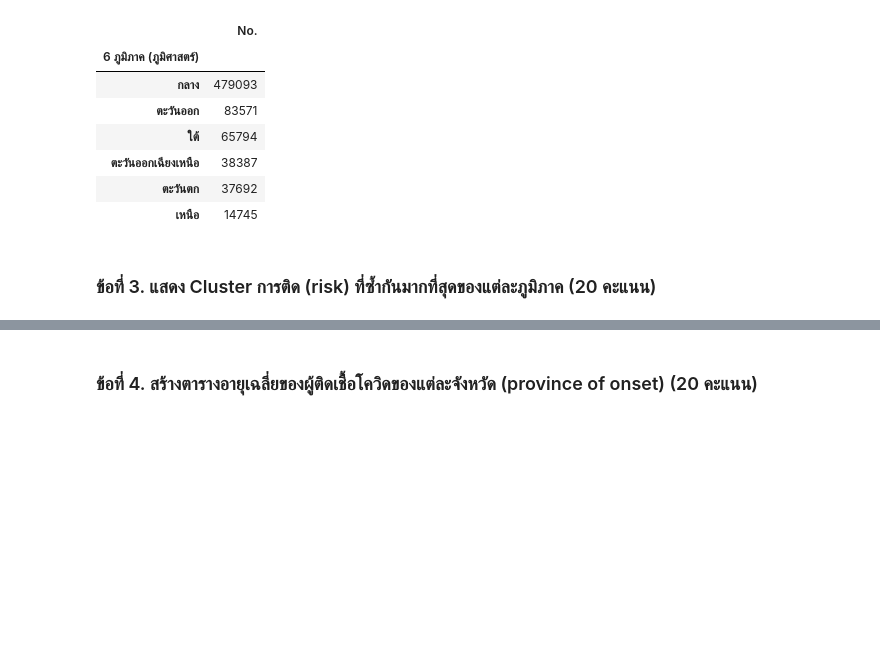
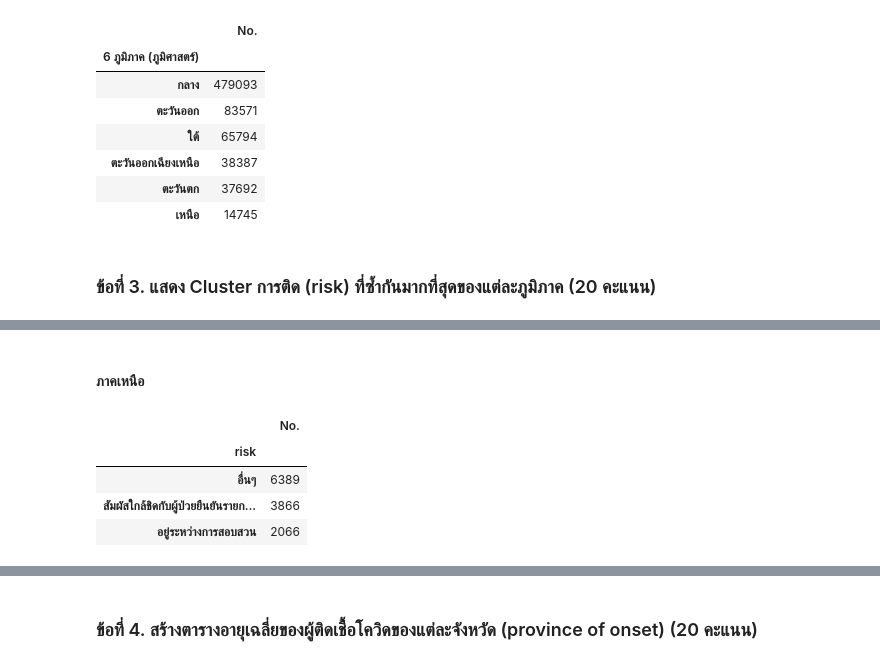
Before and after one commit to Benza1611/data_viz_2022, a Jupyter notebook: BasicPython&DataViz_midterm2022.ipynb, the cells around one changed output, grey strips where cells are left out. Cells and saved outputs as stored; diff of their text form; code cells hidden in the pictures; blank space fills up the shorter version.

```diff
--- a/BasicPython&DataViz_midterm2022.ipynb
+++ b/BasicPython&DataViz_midterm2022.ipynb
@@ -305,6 +309,6 @@ age_EN_1.head(1)
 # %%
-age_N_1 = data_1[data_1['6 ภูมิภาค (ภูมิศาสตร์)']=='เหนือ']
-age_N_1.head(1)
+N_1 = data_1[data_1['6 ภูมิภาค (ภูมิศาสตร์)']=='เหนือ']
+N_1.head(1)
 # %% [output]
 |  | No. | announce_date | sex | age | risk | province_of_onset | 6 ภูมิภาค (ภูมิศาสตร์) |
 | 16 | 17 | 31/1/2020 | ชาย | 28.0 | คนต่างชาติเดินทางมาจากต่างประเทศ | เชียงใหม่ | เหนือ |
@@ -349,0 +373,11 @@ data_1.groupby('6 ภูมิภาค (ภูมิศาสตร์)')[['No.
+# %% [markdown]
+#### ภาคเหนือ
+# %%
+Top_N_1 = N_1.groupby('risk')[['No.']].count().sort_values('No.',ascending=False)
+Top_N_1.iloc[:3,]
+# %% [output]
+|  | No. |
+| risk |  |
+| อื่นๆ | 6389 |
+| สัมผัสใกล้ชิดกับผู้ป่วยยืนยันรายก... | 3866 |
+| อยู่ระหว่างการสอบสวน | 2066 |
```
Also changed, not shown: parts of 81 cells of this notebook.
